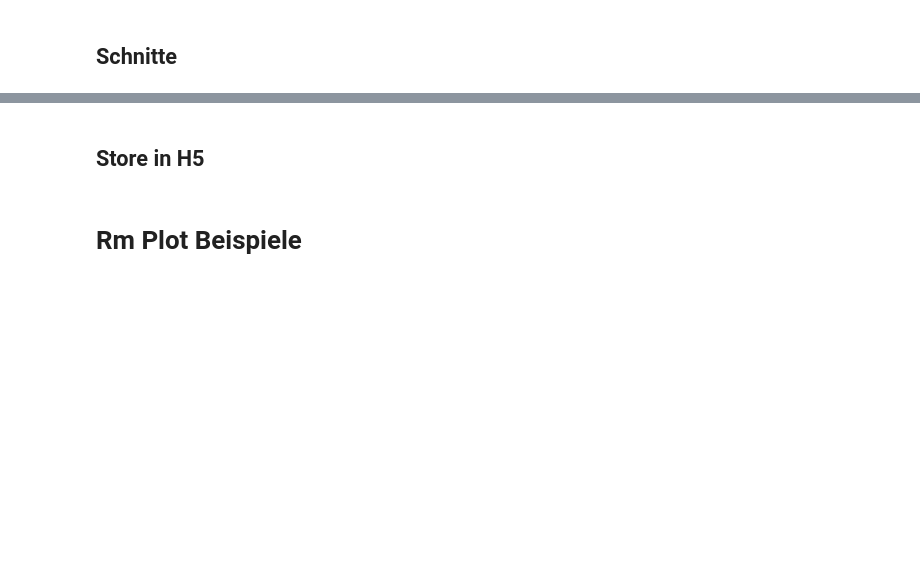
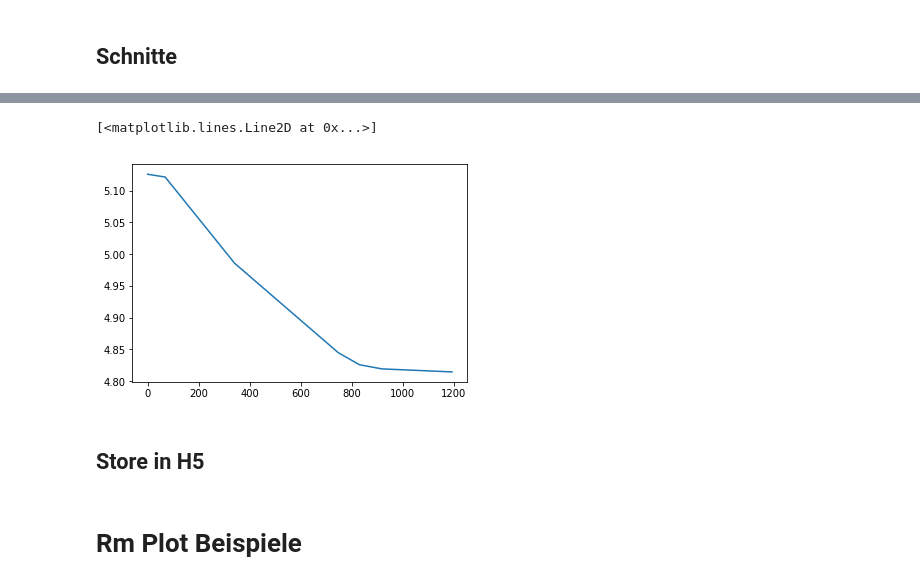
Before and after one commit to aw3s/PT3S, a Jupyter notebook: PT3S.ipynb, the cells around one changed output, grey strips where cells are left out. Saved outputs shown, nothing was run; the diff lists cells and outputs as text; code cells hidden in the pictures; blank space fills up the shorter version.

```diff
--- a/PT3S.ipynb
+++ b/PT3S.ipynb
@@ -296,2 +477,5 @@ plt.step(x,dfOneVL['Q'])
 # %%
-plt.plot(x,dfOneVL['KNOT~*~*~*~H_i'])
+plt.plot(dfOneVL['x'],dfOneVL['P'])
+# %% [output]
+[<matplotlib.lines.Line2D at 0x...>]
+[figure, added]
```
Also changed, not shown: parts of 38 cells of this notebook, 7 other files.
